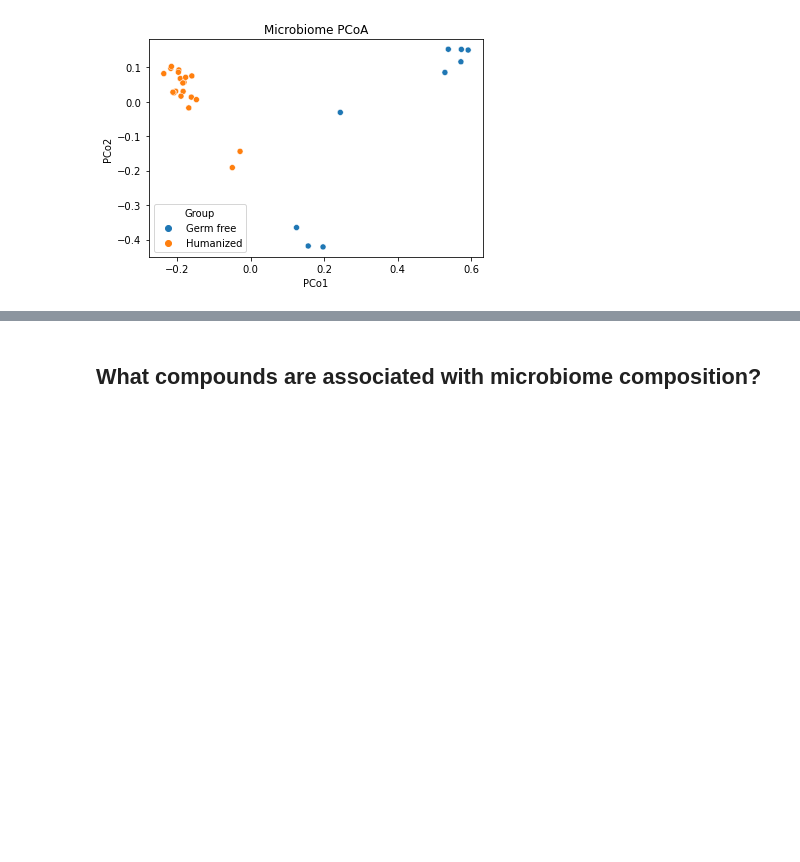
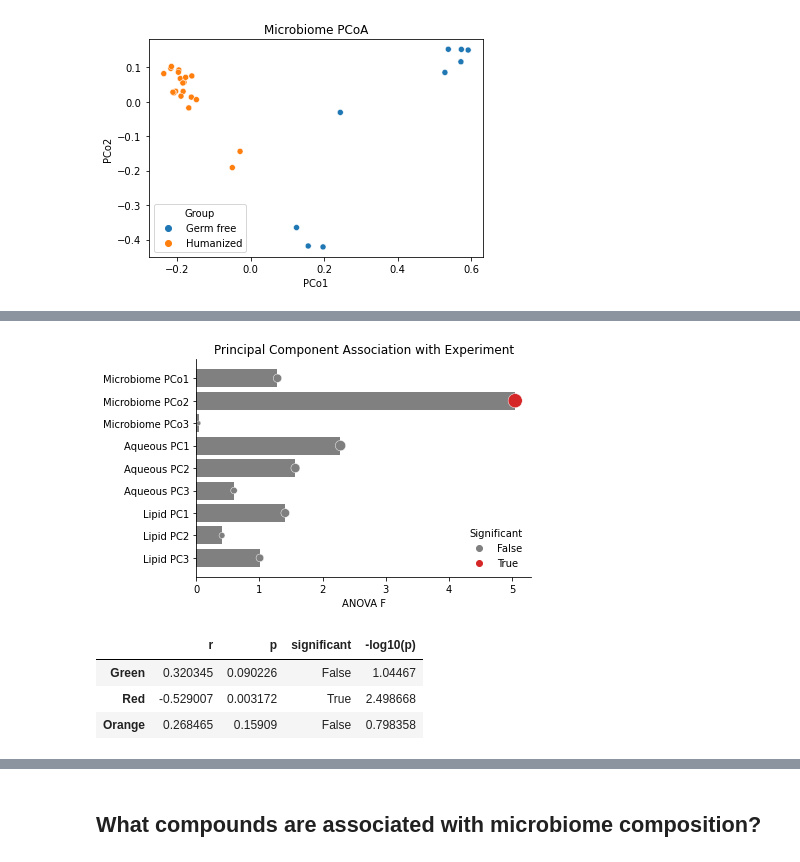
Before and after one commit to sterrettJD/GT-micro-metabo, a Jupyter notebook: analysis/GT_in_plasma.ipynb, the cells around one changed output, grey strips where cells are left out. Drawn from its saved outputs; the diff is of its cells as text; code cells hidden in the pictures; blank space fills up the shorter version.

Commit message:
investigate PC associations with experiment

```diff
--- a/analysis/GT_in_plasma.ipynb
+++ b/analysis/GT_in_plasma.ipynb
@@ -301,0 +295,28 @@ plt.show()
+# %%
+ax = sns.barplot(x="F",
+                 y="index",
+                 palette=["grey"],
+                 dodge=True,
+                 data=pc_exper_df.reset_index())
+
+sns.scatterplot(x="F",
+                y="index",
+                hue="significant",
+                size="-log10(p)", sizes=(20,200),
+                palette=["tab:grey", "tab:red"],
+                data=pc_exper_df.reset_index(),
+                ax=ax)
+
+handles,labels = ax.get_legend_handles_labels()
+ax.legend(handles[1:3],labels[1:3],
+          frameon=False,
+          title="Significant")
+
+ax.spines[["top", "right"]].set_visible(False)
+ax.set(xlabel="ANOVA F", ylabel=None,
+       title="Principal Component Association with Experiment")
+
+
+plt.show()
+# %% [output]
+[figure, added]
@@ -301,0 +334,7 @@ plt.show()
+# %%
+pco2_corr_df
+# %% [output]
+|  | r | p | significant | -log10(p) |
+| Green | 0.320345 | 0.090226 | False | 1.04467 |
+| Red | -0.529007 | 0.003172 | True | 2.498668 |
+| Orange | 0.268465 | 0.15909 | False | 0.798358 |
```
Also changed, not shown: parts of 68 cells of this notebook.
